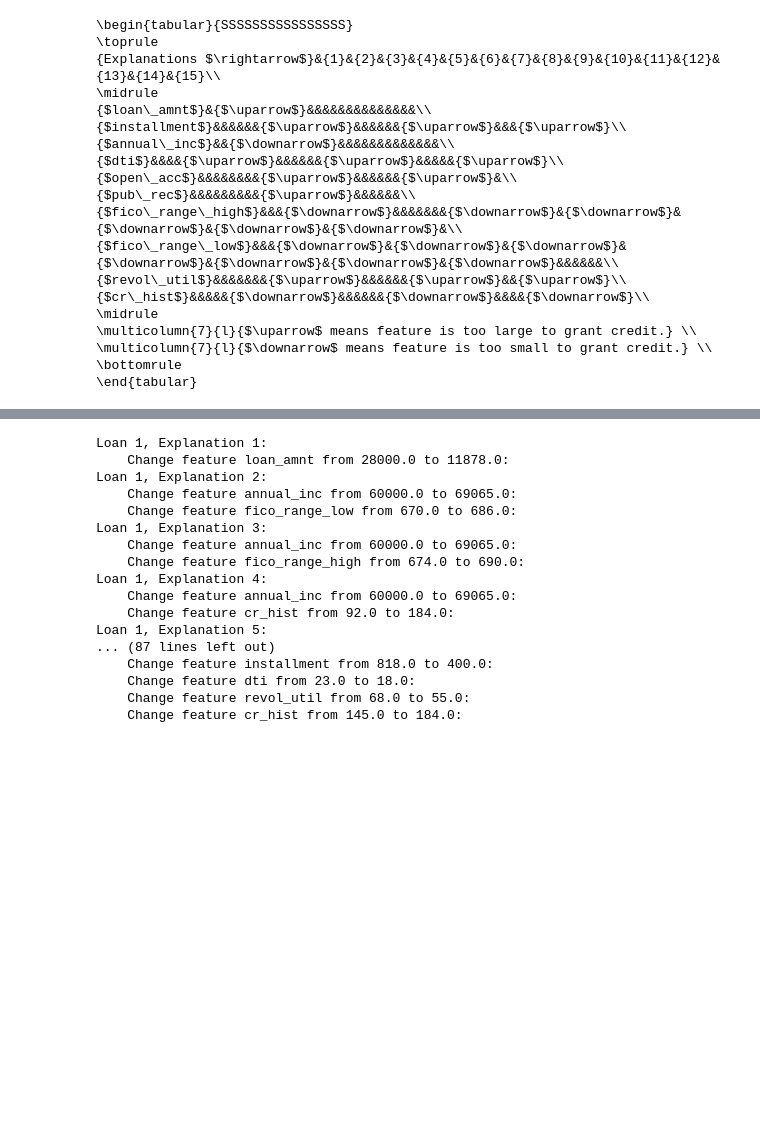
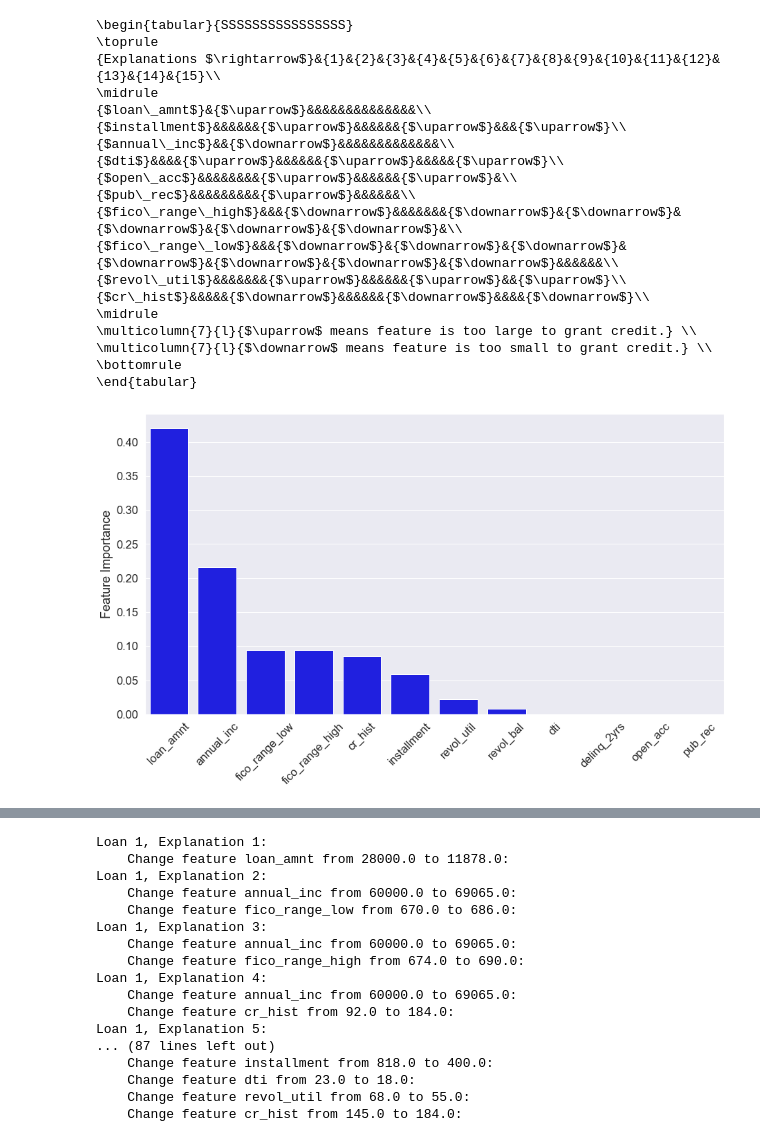
Before and after one commit to ferlocar/explanations, a Jupyter notebook: shap_comparison.ipynb, the cells around one changed output, grey strips where cells are left out. Cells and saved outputs as stored; diff of their text form; code cells hidden in the pictures; blank space fills up the shorter version.

```diff
--- a/shap_comparison.ipynb
+++ b/shap_comparison.ipynb
@@ -202,3 +219,24 @@ print("\\end{tabular}")
 \multicolumn{7}{l}{$\downarrow$ means feature is too small to grant credit.} \\
 \bottomrule
 \end{tabular}
+# %%
+import seaborn as sns
+import matplotlib.pyplot as plt
+f, ax = plt.subplots(figsize=(15,8))
+sns.set(font_scale=1.5)
+ix_len = len(top_shap_ix)
+f_len = shap_values.shape[1]
+x = np.array(continuous_features)
+y = shap_values[top_shap_ix[0], :].flatten()
+order = (-y).argsort()
+x = x[order]
+y = y[order]
+
+#hue = ["Loan 1"]
+sns.barplot(x, y, ax=ax, color='blue')
+ax.set_ylabel("Feature Importance")
+plt.xticks(rotation=45)
+plt.savefig("images/weights(only1).png", dpi=300, bbox_inches='tight')
+plt.show()
+# %% [output]
+[figure, added]
```
Also changed, not shown: parts of 4 cells of this notebook, 3 other files.
